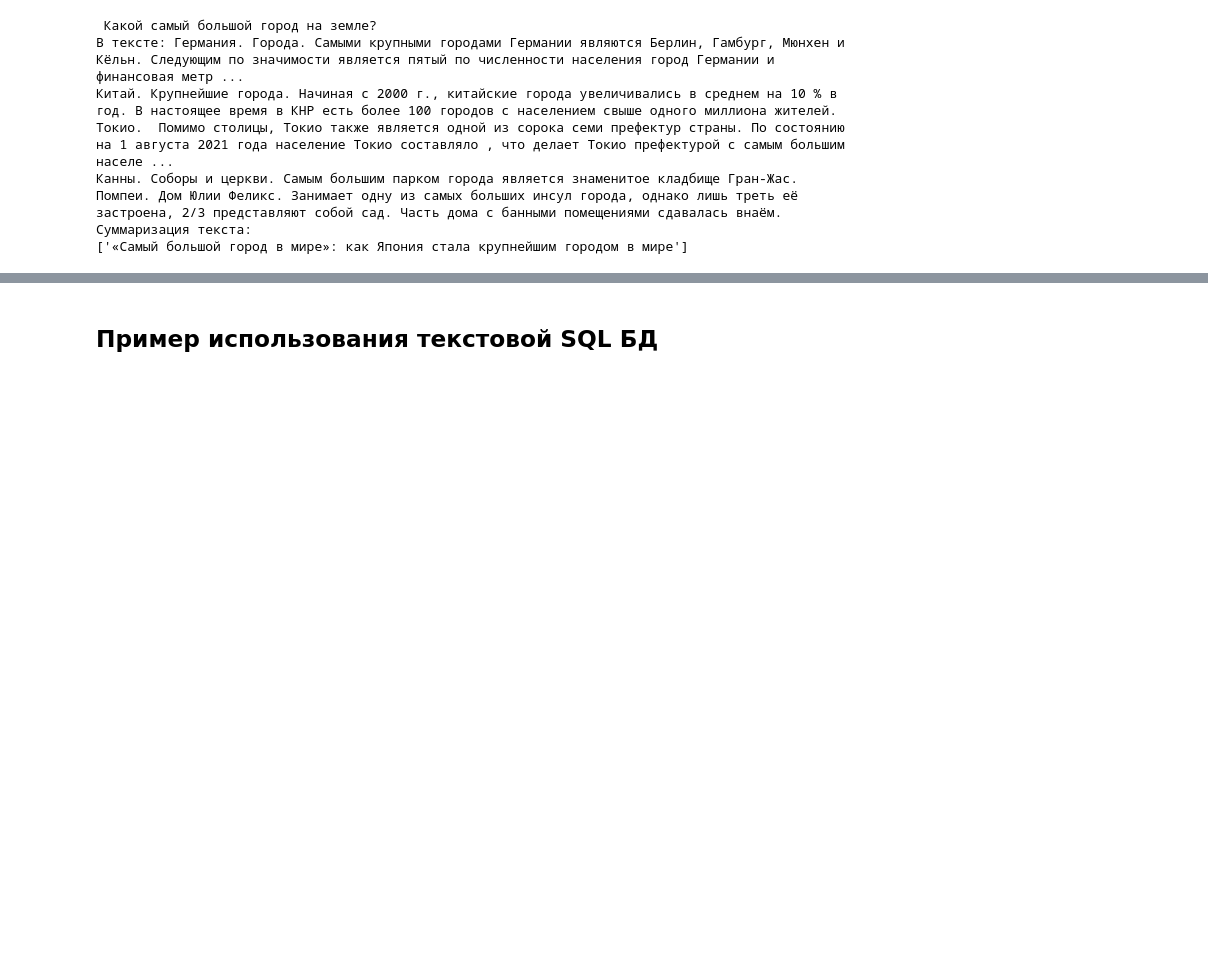
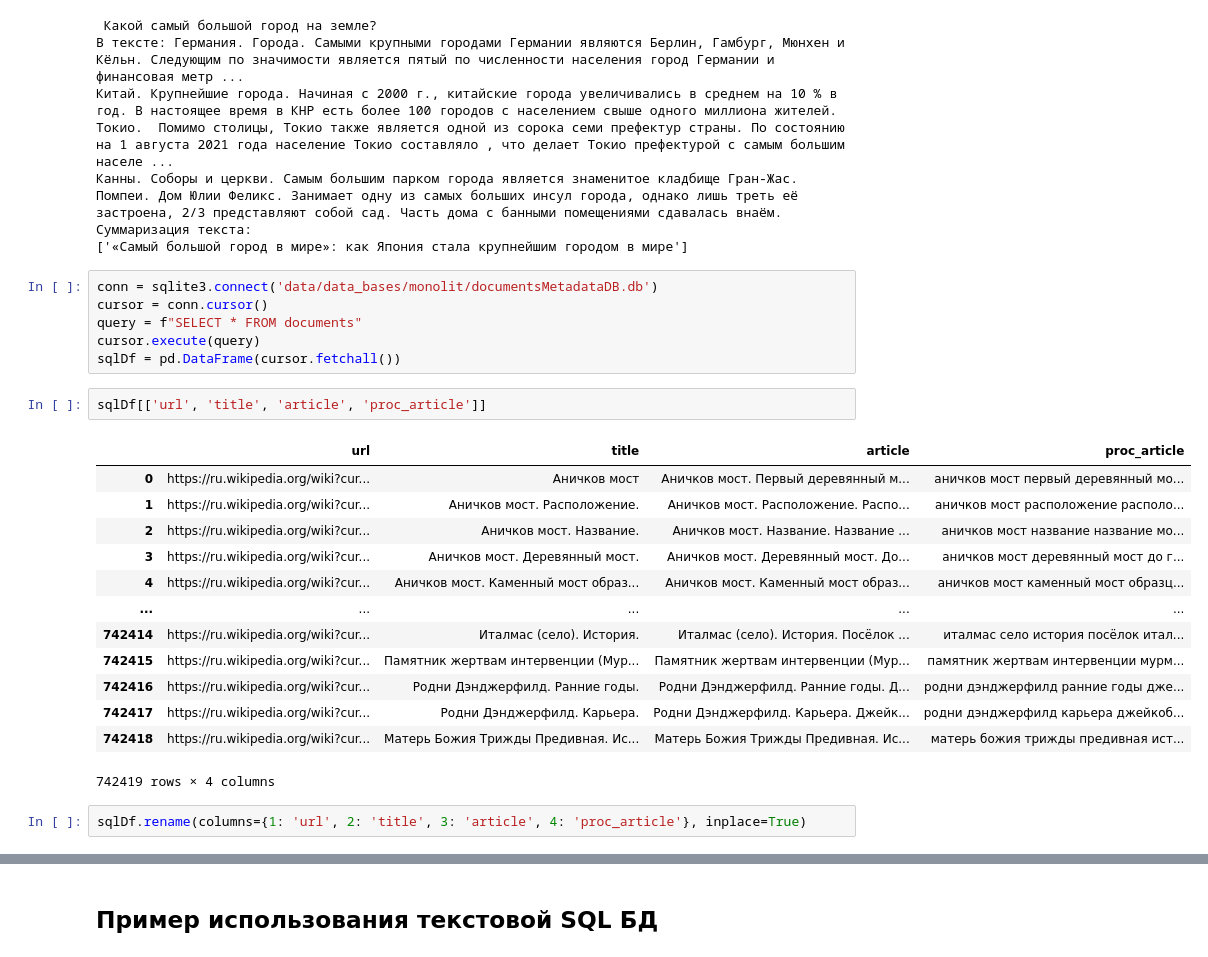
Before and after one commit to IgorvH-Developer/poiskovik, a Jupyter notebook: text_parser/parsing_pages_to_DBs.ipynb, the cells around one changed output, grey strips where cells are left out. Drawn from its saved outputs; the diff is of its cells as text; blank space fills up the shorter version.

```diff
--- a/text_parser/parsing_pages_to_DBs.ipynb
+++ b/text_parser/parsing_pages_to_DBs.ipynb
@@ -671,3 +657,27 @@ print(f"Суммаризация текста:\n{summary}\n\n")
 Помпеи. Дом Юлии Феликс. Занимает одну из самых больших инсул города, однако лишь треть её застроена, 2/3 представляют собой сад. Часть дома с банными помещениями сдавалась внаём.
 Суммаризация текста:
 ['«Самый большой город в мире»: как Япония стала крупнейшим городом в мире']
+# %%
+conn = sqlite3.connect('data/data_bases/monolit/documentsMetadataDB.db')
+cursor = conn.cursor()
+query = f"SELECT * FROM documents"
+cursor.execute(query)
+sqlDf = pd.DataFrame(cursor.fetchall())
+# %%
+sqlDf[['url', 'title', 'article', 'proc_article']]
+# %% [output]
+|  | url | title | article | proc_article |
+| 0 | https://ru.wikipedia.org/wiki?cur... | Аничков мост | Аничков мост. Первый деревянный м... | аничков мост первый деревянный мо... |
+| 1 | https://ru.wikipedia.org/wiki?cur... | Аничков мост. Расположение. | Аничков мост. Расположение. Распо... | аничков мост расположение располо... |
+| 2 | https://ru.wikipedia.org/wiki?cur... | Аничков мост. Название. | Аничков мост. Название. Название ... | аничков мост название название мо... |
+| 3 | https://ru.wikipedia.org/wiki?cur... | Аничков мост. Деревянный мост. | Аничков мост. Деревянный мост. До... | аничков мост деревянный мост до г... |
+| 4 | https://ru.wikipedia.org/wiki?cur... | Аничков мост. Каменный мост образ... | Аничков мост. Каменный мост образ... | аничков мост каменный мост образц... |
+| ... | ... | ... | ... | ... |
+| 742414 | https://ru.wikipedia.org/wiki?cur... | Италмас (село). История. | Италмас (село). История. Посёлок ... | италмас село история посёлок итал... |
+| 742415 | https://ru.wikipedia.org/wiki?cur... | Памятник жертвам интервенции (Мур... | Памятник жертвам интервенции (Мур... | памятник жертвам интервенции мурм... |
+| 742416 | https://ru.wikipedia.org/wiki?cur... | Родни Дэнджерфилд. Ранние годы. | Родни Дэнджерфилд. Ранние годы. Д... | родни дэнджерфилд ранние годы дже... |
+| 742417 | https://ru.wikipedia.org/wiki?cur... | Родни Дэнджерфилд. Карьера. | Родни Дэнджерфилд. Карьера. Джейк... | родни дэнджерфилд карьера джейкоб... |
+| 742418 | https://ru.wikipedia.org/wiki?cur... | Матерь Божия Трижды Предивная. Ис... | Матерь Божия Трижды Предивная. Ис... | матерь божия трижды предивная ист... |
+742419 rows × 4 columns
+# %%
+sqlDf.rename(columns={1: 'url', 2: 'title', 3: 'article', 4: 'proc_article'}, inplace=True)
```
Also changed, not shown: parts of 4 cells of this notebook, 13 other files.
